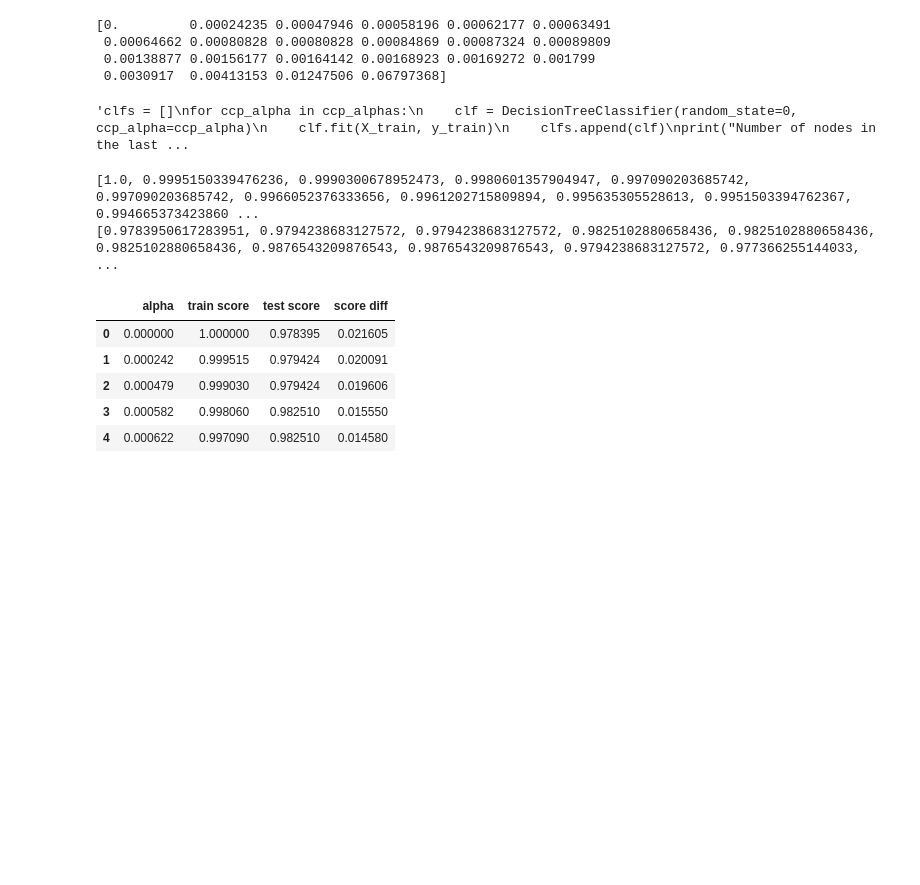
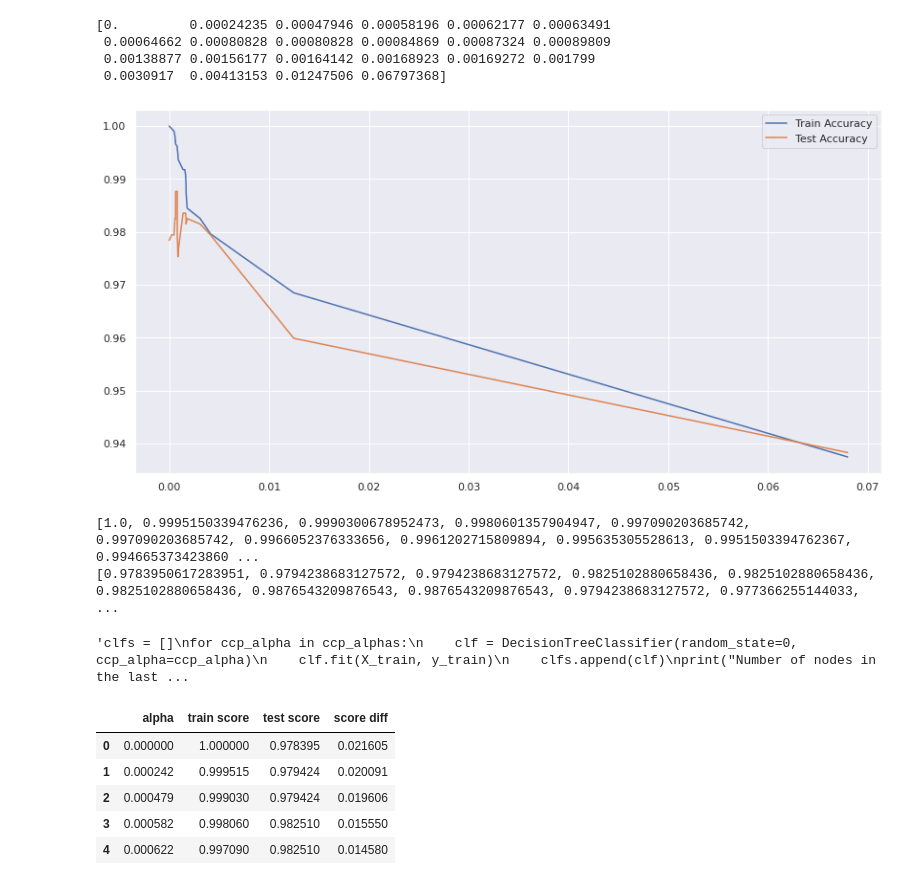
Before and after one commit to adeliapebriani/Classification-and-Regression-Tree, a Jupyter notebook: CART-THYROID-CCP-CV.ipynb, the cells around one changed output. Saved outputs shown, nothing was run; the diff lists cells and outputs as text; code cells hidden in the pictures; blank space fills up the shorter version.

```diff
--- a/CART-THYROID-CCP-CV.ipynb
+++ b/CART-THYROID-CCP-CV.ipynb
@@ -515,31 +454,42 @@ print(ccp_alphas)
  0.0030917  0.00413153 0.01247506 0.06797368]
 # %%
 tree_list = []
+accuracy_train,accuracy_test=[],[]
 
 for alpha in ccp_alphas:
     tree = DecisionTreeClassifier(criterion='gini',random_state=100,ccp_alpha=alpha)
+
     tree.fit(X_train,y_train)
+    y_trained=tree.predict(X_train)
+    y_tested1=tree.predict(X_test1)
     tree_list.append(tree)
 
+    accuracy_train.append(accuracy_score(y_train,y_trained))
+    accuracy_test.append(accuracy_score(y_test1,y_tested1))
+
+
+sns.set()
+plt.figure(figsize=(14,7))
+sns.lineplot(y=accuracy_train,x=ccp_alphas,label="Train Accuracy")
+sns.lineplot(y=accuracy_test,x=ccp_alphas,label="Test Accuracy")
+plt.xticks(ticks=np.arange(0.00,0.07,0.01))
+plt.show()
+
+print(accuracy_train)
+print(accuracy_test)
 
 '''clfs = []
 for ccp_alpha in ccp_alphas:
     clf = DecisionTreeClassifier(random_state=0, ccp_alpha=ccp_alpha)
     clf.fit(X_train, y_train)
     clfs.append(clf)
 print("Number of nodes in the last tree is: {} with ccp_alpha: {}".format(
       clfs[-1].tree_.node_count, ccp_alphas[-1]))'''
 # %% [output]
+[figure, added]
-'clfs = []\nfor ccp_alpha in ccp_alphas:\n    clf = DecisionTreeClassifier(random_state=0, ccp_alpha=ccp_alpha)\n    clf.fit(X_train, y_train)\n    clfs.append(clf)\nprint("Number of nodes in the last ...
+[1.0, 0.9995150339476236, 0.9990300678952473, 0.9980601357904947, 0.997090203685742, 0.997090203685742, 0.9966052376333656, 0.9961202715809894, 0.995635305528613, 0.9951503394762367, 0.994665373423860 ...
+[0.9783950617283951, 0.9794238683127572, 0.9794238683127572, 0.9825102880658436, 0.9825102880658436, 0.9825102880658436, 0.9876543209876543, 0.9876543209876543, 0.9794238683127572, 0.977366255144033,  ...
+'clfs = []\nfor ccp_alpha in ccp_alphas:\n    clf = DecisionTreeClassifier(random_state=0, ccp_alpha=ccp_alpha)\n    clf.fit(X_train, y_train)\n    clfs.append(clf)\nprint("Number of nodes in the last ...
-# %%
-training_score = [tree.score(X_train,y_train) for tree in tree_list]
-testing_score = [tree.score(X_test1,y_test1) for tree in tree_list]
-
-print(training_score)
-print(testing_score)
-# %% [output]
-[1.0, 0.9995150339476236, 0.9990300678952473, 0.9980601357904947, 0.997090203685742, 0.997090203685742, 0.9966052376333656, 0.9961202715809894, 0.995635305528613, 0.9951503394762367, 0.994665373423860 ...
-[0.9783950617283951, 0.9794238683127572, 0.9794238683127572, 0.9825102880658436, 0.9825102880658436, 0.9825102880658436, 0.9876543209876543, 0.9876543209876543, 0.9794238683127572, 0.977366255144033,  ...
 # %%
 model_list = pd.DataFrame({'alpha':ccp_alphas,'train score':training_score,'test score':testing_score})
 model_list['score diff'] = model_list['train score'] - model_list['test score']
```
Also changed, not shown: parts of 14 cells of this notebook.
